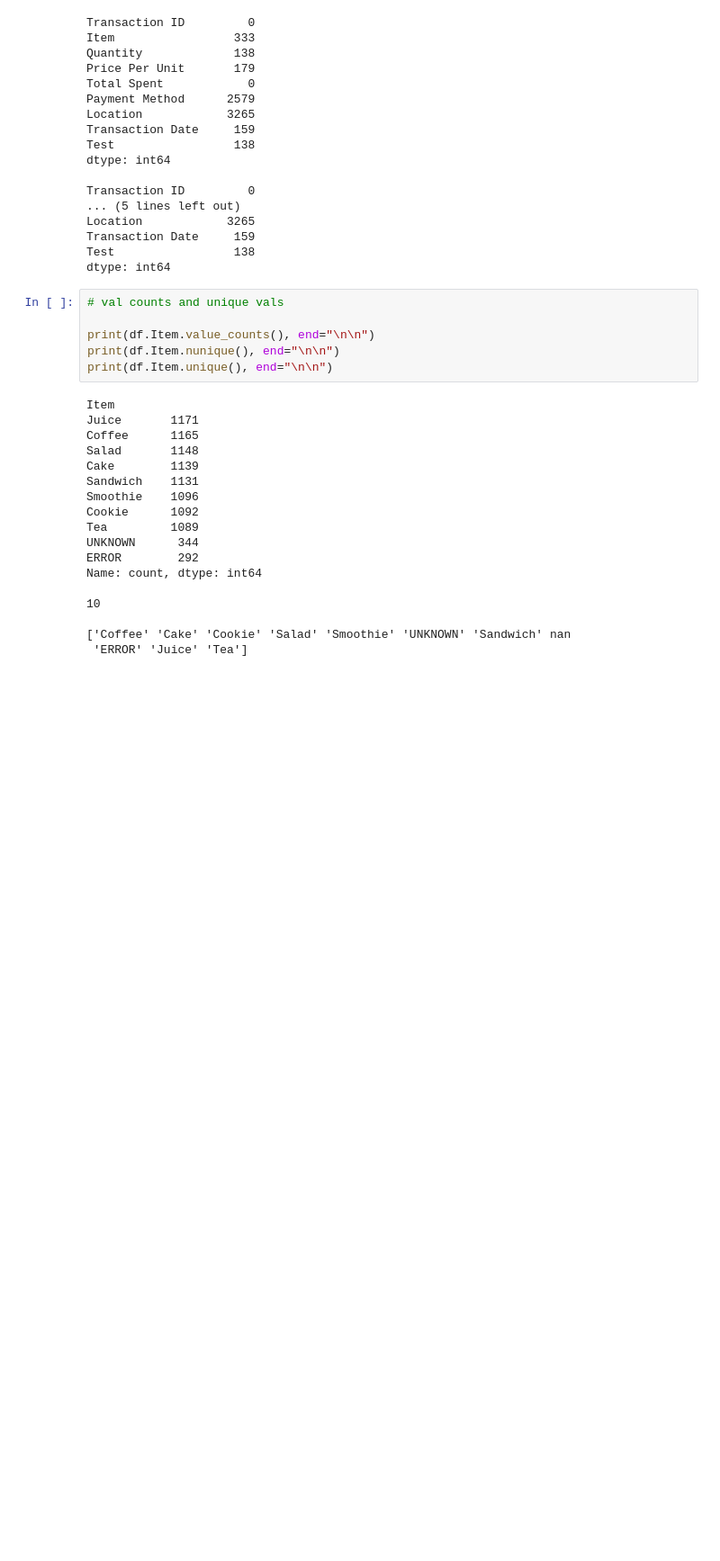
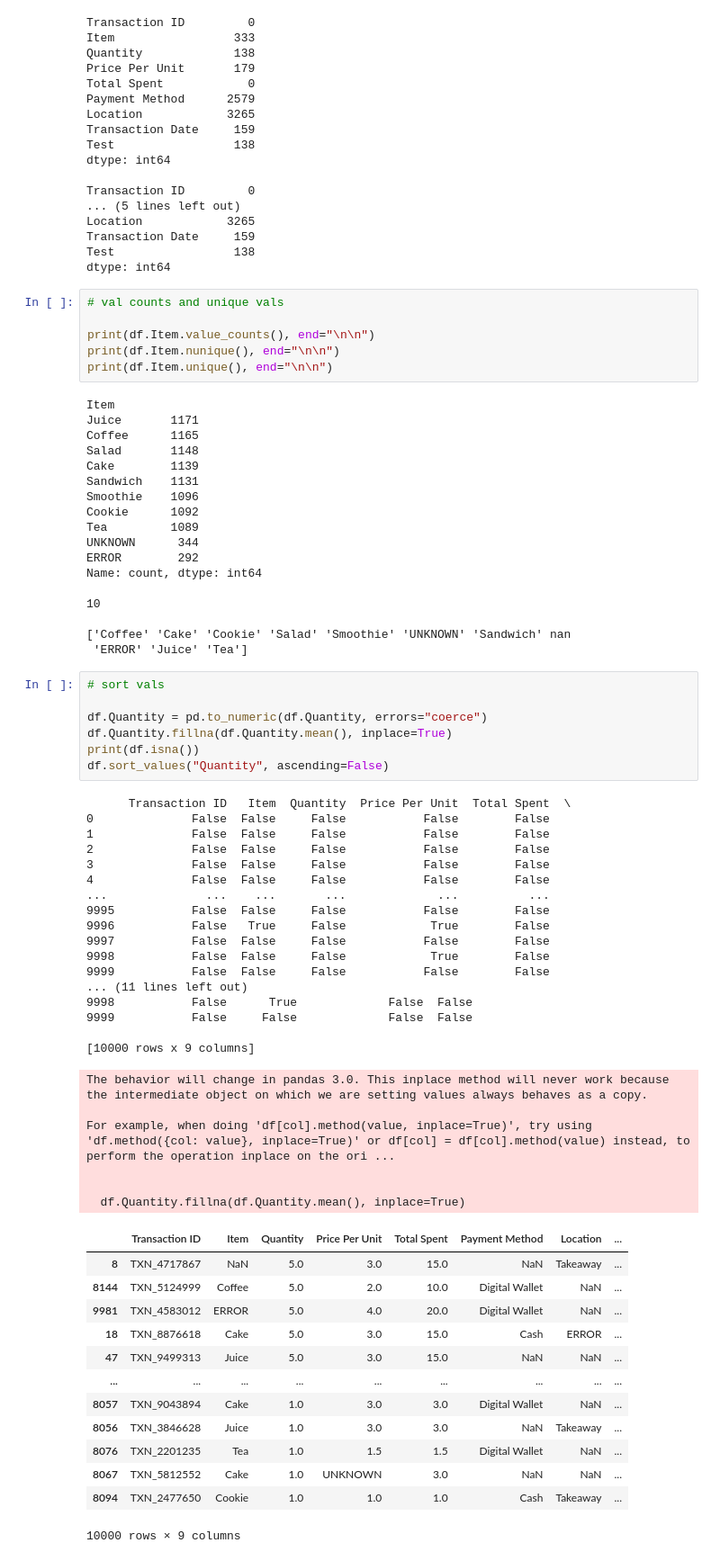
Before and after one commit to cmd-cosmos/learning, a Jupyter notebook: tutorials/data-science/pandas_basics.ipynb, the cells around one changed output. Shown at 90% size. Drawn from its saved outputs; the diff is of its cells as text; blank space fills up the shorter version.

Commit message:
converting string numeric data to pure numeric and replacing nan

```diff
--- a/tutorials/data-science/pandas_basics.ipynb
+++ b/tutorials/data-science/pandas_basics.ipynb
@@ -264,3 +264,47 @@ Name: count, dtype: int64
 
 ['Coffee' 'Cake' 'Cookie' 'Salad' 'Smoothie' 'UNKNOWN' 'Sandwich' nan
  'ERROR' 'Juice' 'Tea']
+# %%
+# sort vals
+
+df.Quantity = pd.to_numeric(df.Quantity, errors="coerce")
+df.Quantity.fillna(df.Quantity.mean(), inplace=True)
+print(df.isna())
+df.sort_values("Quantity", ascending=False)
+# %% [output]
+      Transaction ID   Item  Quantity  Price Per Unit  Total Spent  \
+0              False  False     False           False        False
+1              False  False     False           False        False
+2              False  False     False           False        False
+3              False  False     False           False        False
+4              False  False     False           False        False
+...              ...    ...       ...             ...          ...
+9995           False  False     False           False        False
+9996           False   True     False            True        False
+9997           False  False     False           False        False
+9998           False  False     False            True        False
+9999           False  False     False           False        False
+... (11 lines left out)
+9998           False      True             False  False
+9999           False     False             False  False
+
+[10000 rows x 9 columns]
+The behavior will change in pandas 3.0. This inplace method will never work because the intermediate object on which we are setting values always behaves as a copy.
+
+For example, when doing 'df[col].method(value, inplace=True)', try using 'df.method({col: value}, inplace=True)' or df[col] = df[col].method(value) instead, to perform the operation inplace on the ori ...
+
+
+  df.Quantity.fillna(df.Quantity.mean(), inplace=True)
+|  | Transaction ID | Item | Quantity | Price Per Unit | Total Spent | Payment Method | Location | ... |
+| 8 | TXN_4717867 | NaN | 5.0 | 3.0 | 15.0 | NaN | Takeaway | ... |
+| 8144 | TXN_5124999 | Coffee | 5.0 | 2.0 | 10.0 | Digital Wallet | NaN | ... |
+| 9981 | TXN_4583012 | ERROR | 5.0 | 4.0 | 20.0 | Digital Wallet | NaN | ... |
+| 18 | TXN_8876618 | Cake | 5.0 | 3.0 | 15.0 | Cash | ERROR | ... |
+| 47 | TXN_9499313 | Juice | 5.0 | 3.0 | 15.0 | NaN | NaN | ... |
+| ... | ... | ... | ... | ... | ... | ... | ... | ... |
+| 8057 | TXN_9043894 | Cake | 1.0 | 3.0 | 3.0 | Digital Wallet | NaN | ... |
+| 8056 | TXN_3846628 | Juice | 1.0 | 3.0 | 3.0 | NaN | Takeaway | ... |
+| 8076 | TXN_2201235 | Tea | 1.0 | 1.5 | 1.5 | Digital Wallet | NaN | ... |
+| 8067 | TXN_5812552 | Cake | 1.0 | UNKNOWN | 3.0 | NaN | NaN | ... |
+| 8094 | TXN_2477650 | Cookie | 1.0 | 1.0 | 1.0 | Cash | Takeaway | ... |
+10000 rows × 9 columns
```
